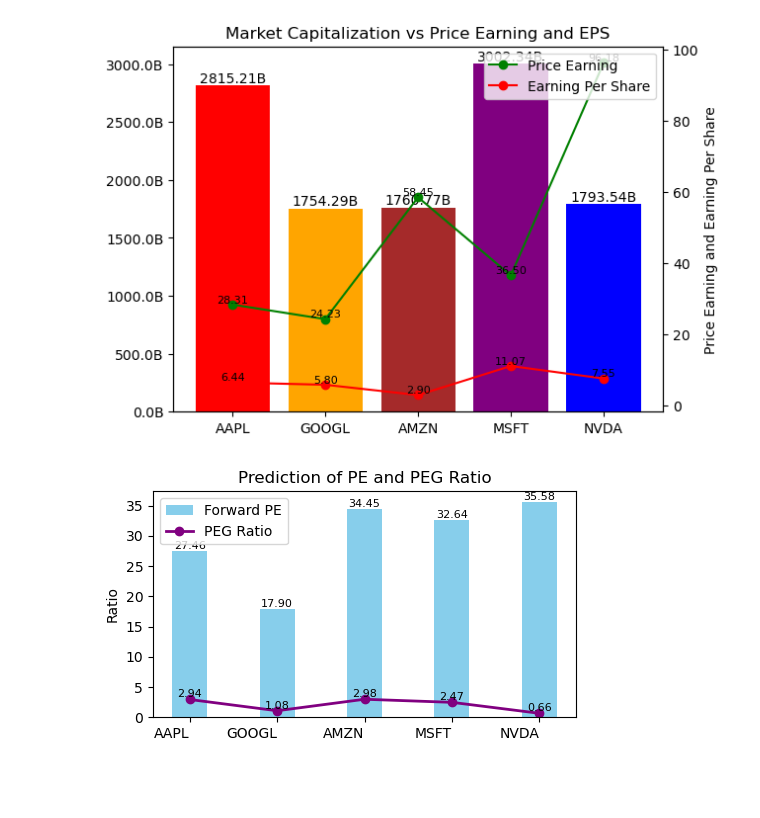
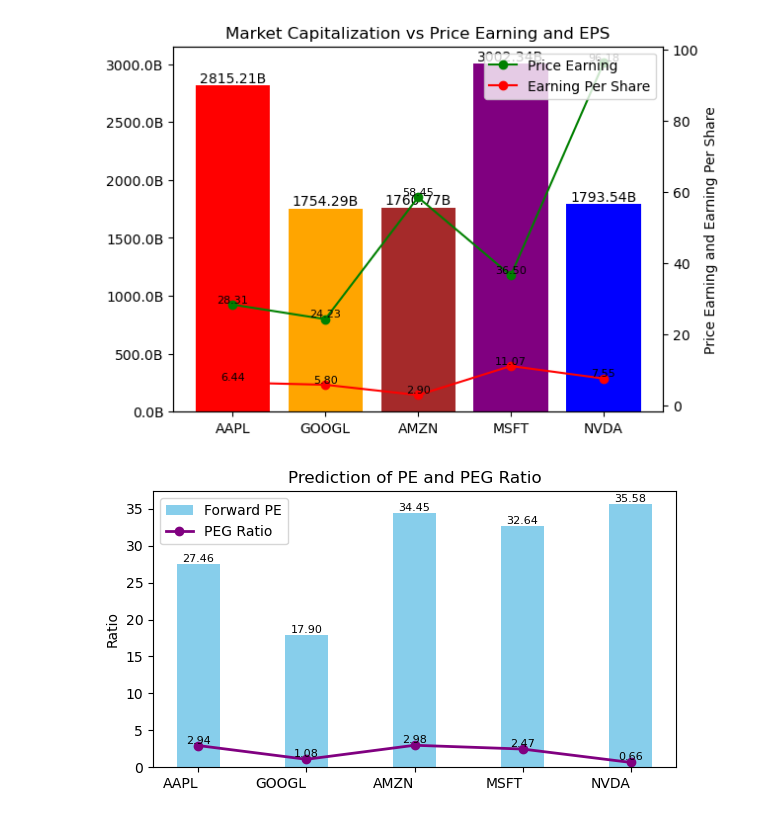
Before and after one commit to ElleNaazB/Project-1, a Jupyter notebook: 1fin_analysis_diagram.ipynb, the cells around one changed output. Drawn from its saved outputs; the diff is of its cells as text; code cells hidden in the pictures; blank space fills up the shorter version.

Commit message:
Update 1fin_analysis_diagram.ipynb
updated forwardPE and PEG plot  script for better view

```diff
--- a/1fin_analysis_diagram.ipynb
+++ b/1fin_analysis_diagram.ipynb
@@ -268,40 +268,44 @@ plt.show()
 # %% [output]
 [figure]
 # %%
-import matplotlib.pyplot as plt
+# Generate Plot for forwardPE and PEG Ratio
 
-# Create figure and axes objects
-fig, ax = plt.subplots(figsize=(5, 3))  # Adjust figure size
+# Add figure dimensions
+fig, ax = plt.subplots(figsize=(6, 3.5))
 
 # Plot bar chart for forwardPE
 bar_width = 0.4
 index = df.index
 bars = ax.bar(index, df['forwardPE'], bar_width, color='skyblue', label='Forward PE')  # Adjust color
 
 # Plot line chart for pegRatio
 line = ax.plot(index, df['pegRatio'], color='purple', linestyle='-', marker='o', label='PEG Ratio', linewidth=2)  # Adjust color and line properties
 
 # Add value labels for forwardPE
 for i, val in enumerate(df['forwardPE']):
     ax.text(i, val, f'{val:.2f}', ha='center', va='bottom', fontsize=8)
 
 # Add value labels for pegRatio
 for i, val in enumerate(df['pegRatio']):
     ax.text(i, val, f'{val:.2f}', ha='center', va='bottom', fontsize=8)
 
 # Set the title and labels
 
 ax.set_ylabel('Ratio')  # Adjust ylabel
 ax.set_title('Prediction of PE and PEG Ratio')
 ax.set_xticks(index)
 ax.set_xticklabels(df.index, ha='right')
 
 # Combine legends for both bar and line charts
 plots = [bars] + line  # Convert bars to a list before concatenation
-labels = ['Forward PE', 'PEG Ratio']  # Define labels manually
+
+# Define labels
+labels = ['Forward PE', 'PEG Ratio']
 ax.legend(plots, labels, loc='upper left')
 
-plt.tight_layout()  # Adjust layout to prevent overlapping
+# Adjust layout to prevent overlapping
+plt.tight_layout()
+
 plt.show()
 # %% [output]
-[figure, old version]
+[figure, new version]
```
